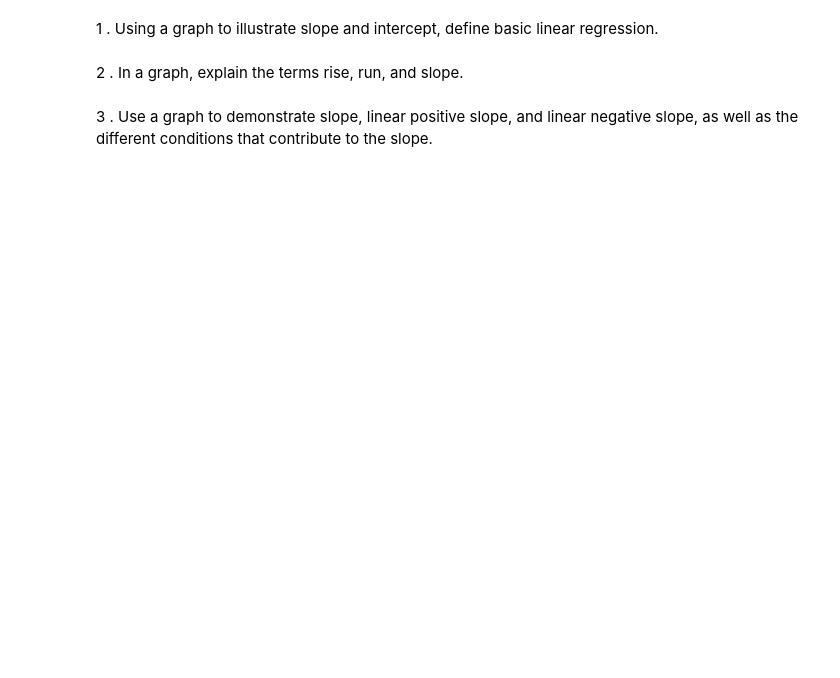
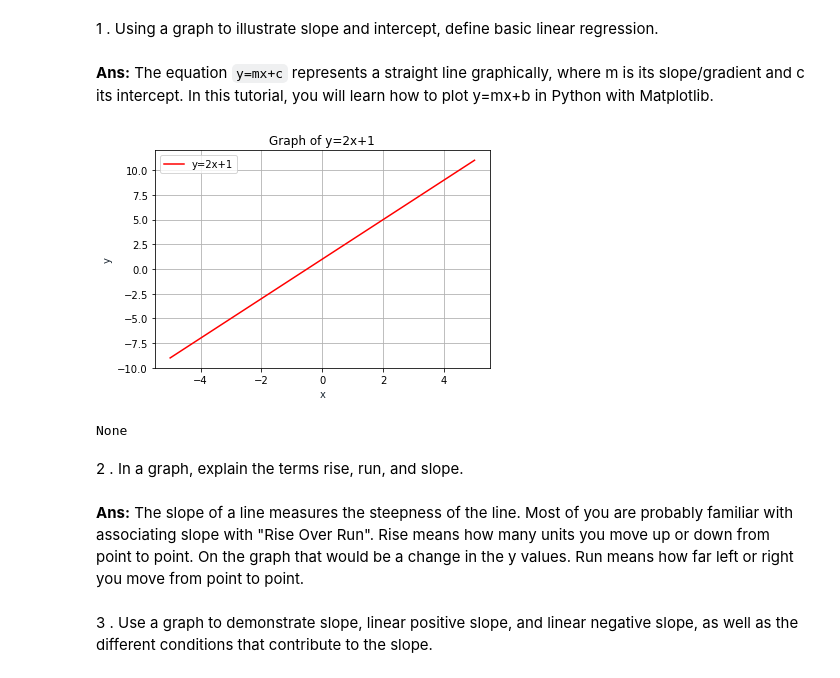
Before and after one commit to shaikshan/Machine_Learning_Assignments, a Jupyter notebook: ASSIGNMENT_17.ipynb, the cells around one changed output. Saved outputs shown, nothing was run; the diff lists cells and outputs as text; code cells hidden in the pictures; blank space fills up the shorter version.

```diff
--- a/ASSIGNMENT_17.ipynb
+++ b/ASSIGNMENT_17.ipynb
@@ -1,7 +1,26 @@
 # %% [markdown]
 1 . Using a graph to illustrate slope and intercept, define basic linear regression.
+# %% [markdown]
+__Ans:__ The equation `y=mx+c` represents a straight line graphically, where m is its slope/gradient and c its intercept. In this tutorial, you will learn how to plot y=mx+b in Python with Matplotlib.
+# %%
+import matplotlib.pyplot as plt
+import numpy as np
+x = np.linspace(-5,5,100)
+y = 2*x+1
+plt.plot(x, y, '-r', label='y=2x+1')
+plt.title('Graph of y=2x+1')
+plt.xlabel('x', color='#1C2833')
+plt.ylabel('y', color='#1C2833')
+plt.legend(loc='upper left')
+plt.grid()
+display(plt.show())
+# %% [output]
+[figure, added]
+None
 # %% [markdown]
 2 . In a graph, explain the terms rise, run, and slope.
+# %% [markdown]
+__Ans:__ The slope of a line measures the steepness of the line. Most of you are probably familiar with associating slope with "Rise Over Run". Rise means how many units you move up or down from point to point. On the graph that would be a change in the y values. Run means how far left or right you move from point to point.
 # %% [markdown]
 3 . Use a graph to demonstrate slope, linear positive slope, and linear negative slope, as well as the
 different conditions that contribute to the slope.
```
Also changed, not shown: parts of 15 cells of this notebook, 9 other files.
